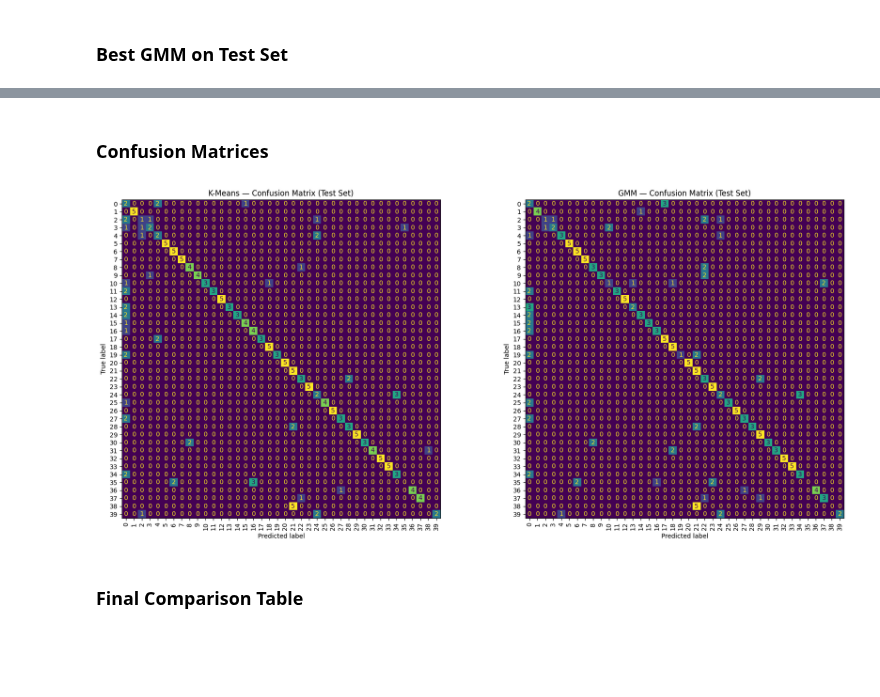
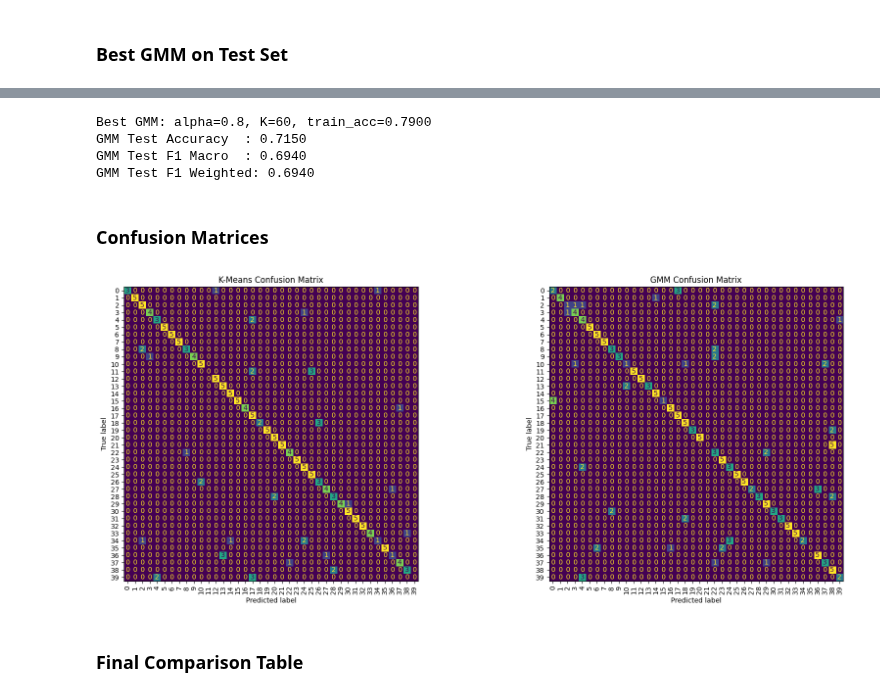
Before and after one commit to johnwillyyy/face-recognition, a Jupyter notebook: face_recognition_pca.ipynb, the cells around one changed output, grey strips where cells are left out. Cells and saved outputs as stored; diff of their text form; code cells hidden in the pictures; blank space fills up the shorter version.

```diff
--- a/face_recognition_pca.ipynb
+++ b/face_recognition_pca.ipynb
@@ -153,7 +146,7 @@ Eigenvectors shape            : (10304, 199)
 # %%
 alphas = [0.80, 0.85, 0.90, 0.95]
 
-cumvar = np.cumsum(eigenvalues) / np.sum(eigenvalues)
+cumvar = np.cumsum(pca_eigenvalues) / np.sum(pca_eigenvalues)
 
 print(f"{'α':>6}  {'k (components)':>16}  {'Variance retained':>20}")
 print("-" * 45)
@@ -296,2 +286,7 @@ def kmeans_predict(X, centroids):
+# %%
+def kmeans_predict(X, centroids):
+    diff = X[:, np.newaxis, :] - centroids[np.newaxis, :, :]
+    distances = np.sum(diff ** 2, axis=2)
+    return np.argmin(distances, axis=1)
 # %% [markdown]
 Clustering Accuracy
@@ -543,18 +615,2 @@ Best K-Means: alpha=0.9, K=60, train_acc=0.7000
 # %% [markdown]
 ### Best GMM on Test Set
-# %%
-best_gmm       = max(gmm_results, key=lambda r: r[2])
-best_gmm_alpha = best_gmm[0]
-best_gmm_K     = best_gmm[1]
-best_mu, best_sigma, best_pi = best_gmm[3], best_gmm[4], best_gmm[5]
-print(f"Best GMM: alpha={best_gmm_alpha}, K={best_gmm_K}, train_acc={best_gmm[2]:.4f}")
-
-gmm_test_pred   = predict_gmm(projections[best_gmm_alpha]['test'], best_mu, best_sigma, best_pi)
-gmm_mapped      = map_labels(y_test_0, gmm_test_pred)
-gmm_acc         = clustering_accuracy(y_test_0, gmm_test_pred)
-gmm_f1_macro    = f1_score(y_test_0, gmm_mapped, average='macro',    zero_division=0)
-gmm_f1_weighted = f1_score(y_test_0, gmm_mapped, average='weighted', zero_division=0)
-
-print(f"  Accuracy     : {gmm_acc:.4f}")
-print(f"  F1 (macro)   : {gmm_f1_macro:.4f}")
-print(f"  F1 (weighted): {gmm_f1_weighted:.4f}")
@@ -566,15 +617,57 @@ Best GMM: alpha=0.8, K=60, train_acc=0.6550
+# %%
+print(f"\nBest GMM: alpha={best_gmm_alpha}, K={best_gmm_K}, train_acc={best_gmm_acc:.4f}")
+
+X_tr = projections[best_gmm_alpha]['train']
+X_te = projections[best_gmm_alpha]['test']
+
+# Re-fit GMM on training set
+mu, sigma, pi, gmm_train_labels = gmm(X_tr, best_gmm_K)
+
+# Build mapping from TRAIN clusters (avoids leakage)
+gmm_mapping = map_clusters_to_labels(y_train, gmm_train_labels, best_gmm_K)
+
+# Predict test clusters
+gmm_test_labels = predict_gmm(X_te, mu, sigma, pi)
+
+# Mapped predictions
+gmm_test_preds = np.array([gmm_mapping.get(lbl, -1) for lbl in gmm_test_labels])
+
+gmm_acc          = accuracy_score(y_test, gmm_test_preds)
+gmm_f1_macro     = f1_score(y_test, gmm_test_preds, average='macro',    zero_division=0)
+gmm_f1_weighted  = f1_score(y_test, gmm_test_preds, average='weighted', zero_division=0)
+
+print(f"GMM Test Accuracy  : {gmm_acc:.4f}")
+print(f"GMM Test F1 Macro  : {gmm_f1_macro:.4f}")
+print(f"GMM Test F1 Weighted: {gmm_f1_weighted:.4f}")
+# %% [output]
+Best GMM: alpha=0.8, K=60, train_acc=0.7900
+GMM Test Accuracy  : 0.7150
+GMM Test F1 Macro  : 0.6940
+GMM Test F1 Weighted: 0.6940
 # %% [markdown]
 ### Confusion Matrices
 # %%
-fig, axes = plt.subplots(1, 2, figsize=(18, 8))
-for ax, y_pred_mapped, title in zip(axes, [km_mapped, gmm_mapped], ["K-Means", "GMM"]):
-    cm = confusion_matrix(y_test_0, y_pred_mapped, labels=list(range(40)))
-    ConfusionMatrixDisplay(cm).plot(ax=ax, colorbar=False, xticks_rotation=90)
-    ax.set_title(f"{title} — Confusion Matrix (Test Set)", fontsize=12)
+fig, axes = plt.subplots(1, 2, figsize=(18, 7))
+
+models = [
+    (km_y_pred, "K-Means"),
+    (gmm_test_preds, "GMM")
+]
+
+for ax, (y_pred, title) in zip(axes, models):
+    cm = confusion_matrix(y_test, y_pred)
+    disp = ConfusionMatrixDisplay(confusion_matrix=cm)
+    disp.plot(
+        ax=ax,
+        colorbar=False,
+        xticks_rotation=90
+    )
+    ax.set_title(f"{title} Confusion Matrix")
+
 plt.tight_layout()
 plt.show()
 # %% [output]
-[figure, old version]
+[figure, new version]
 # %% [markdown]
 ### Final Comparison Table
 # %%
```
Also changed, not shown: parts of 33 cells of this notebook.
